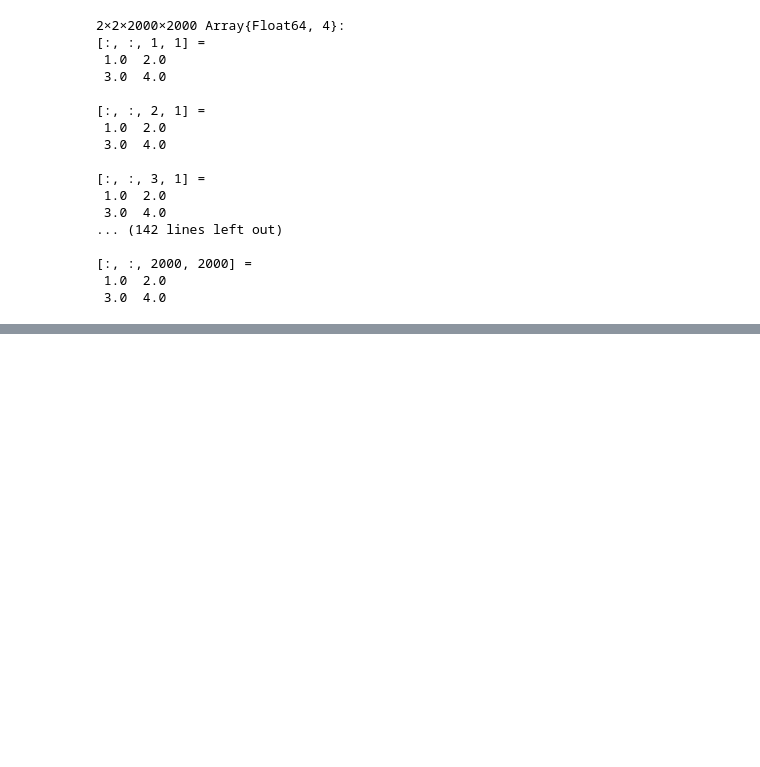
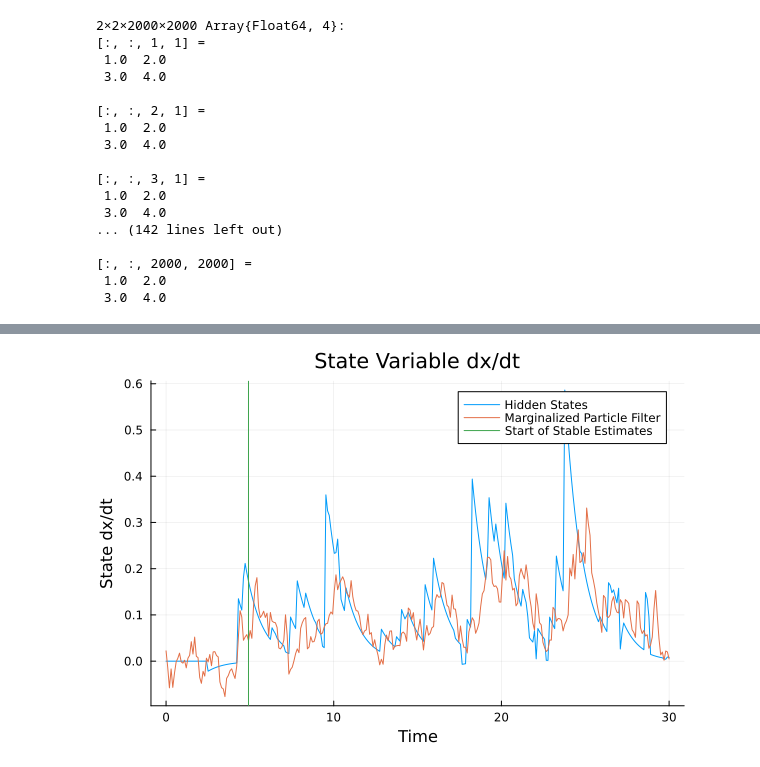
Before and after one commit to zhl24/IIB_Codes, a Jupyter notebook: Easter_Julia_Notebook.ipynb, the cells around one changed output, grey strips where cells are left out. Drawn from its saved outputs; the diff is of its cells as text; code cells hidden in the pictures; blank space fills up the shorter version.

```diff
--- a/Easter_Julia_Notebook.ipynb
+++ b/Easter_Julia_Notebook.ipynb
@@ -303,0 +801,8 @@ println(size(cov_matrix))
+# %%
+# 绘制第二个状态变量
+plot(evaluation_points, SDE_samples[2,:], label="Hidden States", title="State Variable dx/dt", xlabel="Time", ylabel="State dx/dt")
+#plot!(evaluation_points, state_dxdts, ribbon=std_devs_array[:, 2], label="Marginalized Particle Filter")
+plot!(evaluation_points, state_dxdts, label="Marginalized Particle Filter")
+vline!([evaluation_points[skip]], label="Start of Stable Estimates")
+# %% [output]
+[figure, added]
```
Also changed, not shown: parts of 21 cells of this notebook, 2 other files.
